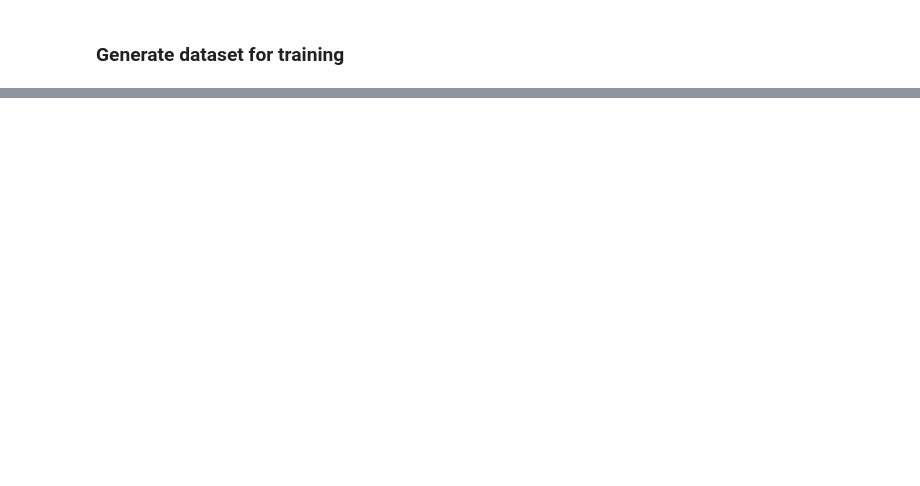
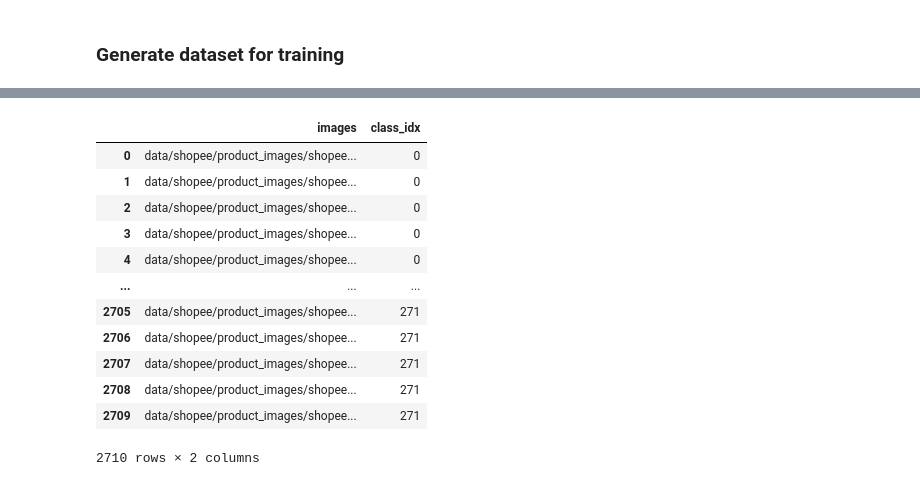
Before and after one commit to EFISS-Capstone-SU23/AI-model-query-service, a Jupyter notebook: trainer/notebooks/create_shopee_dataset.ipynb, the cells around one changed output, grey strips where cells are left out. Drawn from its saved outputs; the diff is of its cells as text; code cells hidden in the pictures; blank space fills up the shorter version.

```diff
--- a/trainer/notebooks/create_shopee_dataset.ipynb
+++ b/trainer/notebooks/create_shopee_dataset.ipynb
@@ -399,0 +187,25 @@ test_df.to_csv('data/shopee/test.txt', sep=' ', header=False, index=False)
+# %%
+# sample 100 images from each class, if the class has less than that amount of images, we sample all images from that class
+def sample(df, n=10):
+    if len(df) > n:
+        return df.sample(n=n)
+    else:
+        return df
+# %%
+test_df = database.groupby(['class_idx']).progress_apply(sample).reset_index(drop=True)
+# %%
+test_df
+# %% [output]
+|  | images | class_idx |
+| 0 | data/shopee/product_images/shopee... | 0 |
+| 1 | data/shopee/product_images/shopee... | 0 |
+| 2 | data/shopee/product_images/shopee... | 0 |
+| 3 | data/shopee/product_images/shopee... | 0 |
+| 4 | data/shopee/product_images/shopee... | 0 |
+| ... | ... | ... |
+| 2705 | data/shopee/product_images/shopee... | 271 |
+| 2706 | data/shopee/product_images/shopee... | 271 |
+| 2707 | data/shopee/product_images/shopee... | 271 |
+| 2708 | data/shopee/product_images/shopee... | 271 |
+| 2709 | data/shopee/product_images/shopee... | 271 |
+2710 rows × 2 columns
```
Also changed, not shown: parts of 48 cells of this notebook.
